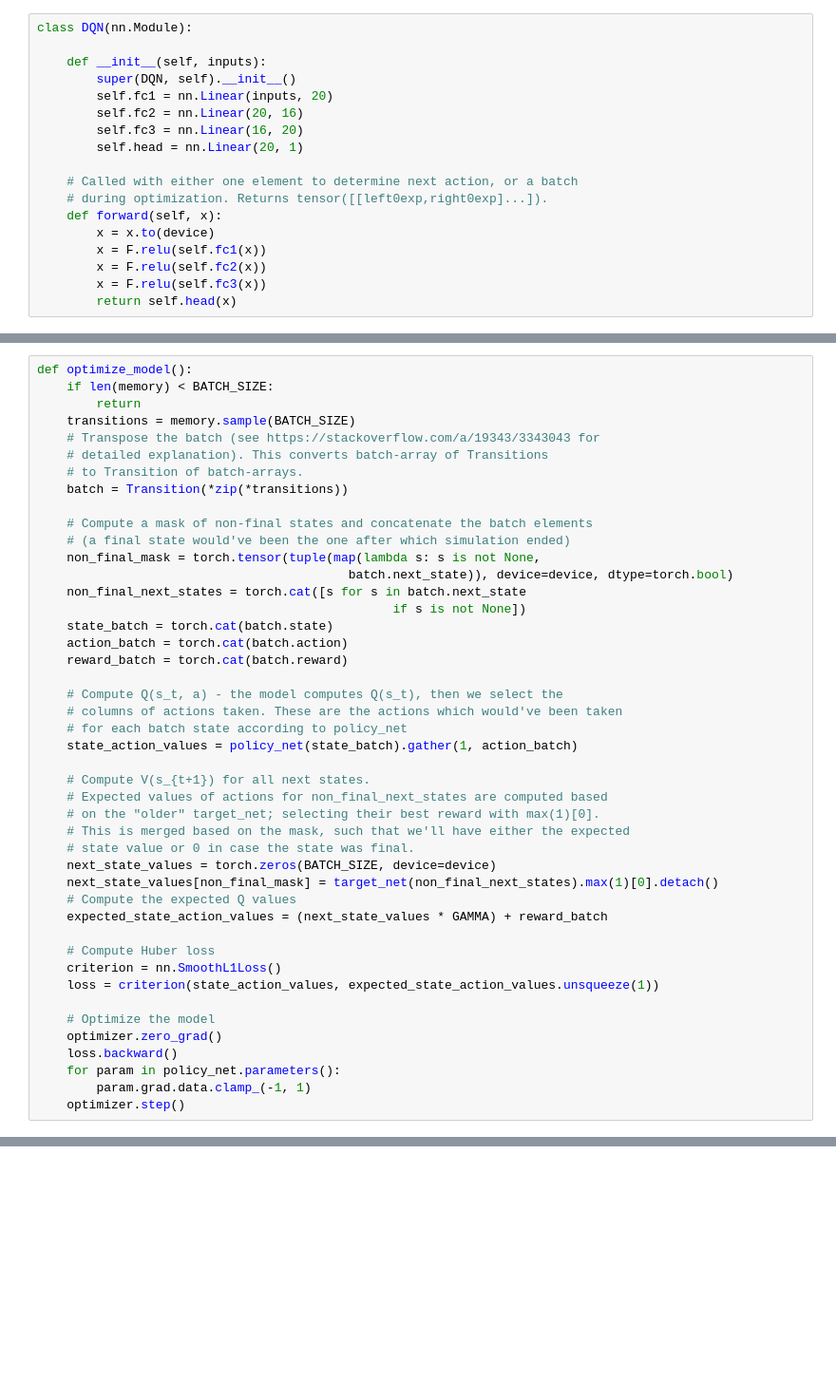
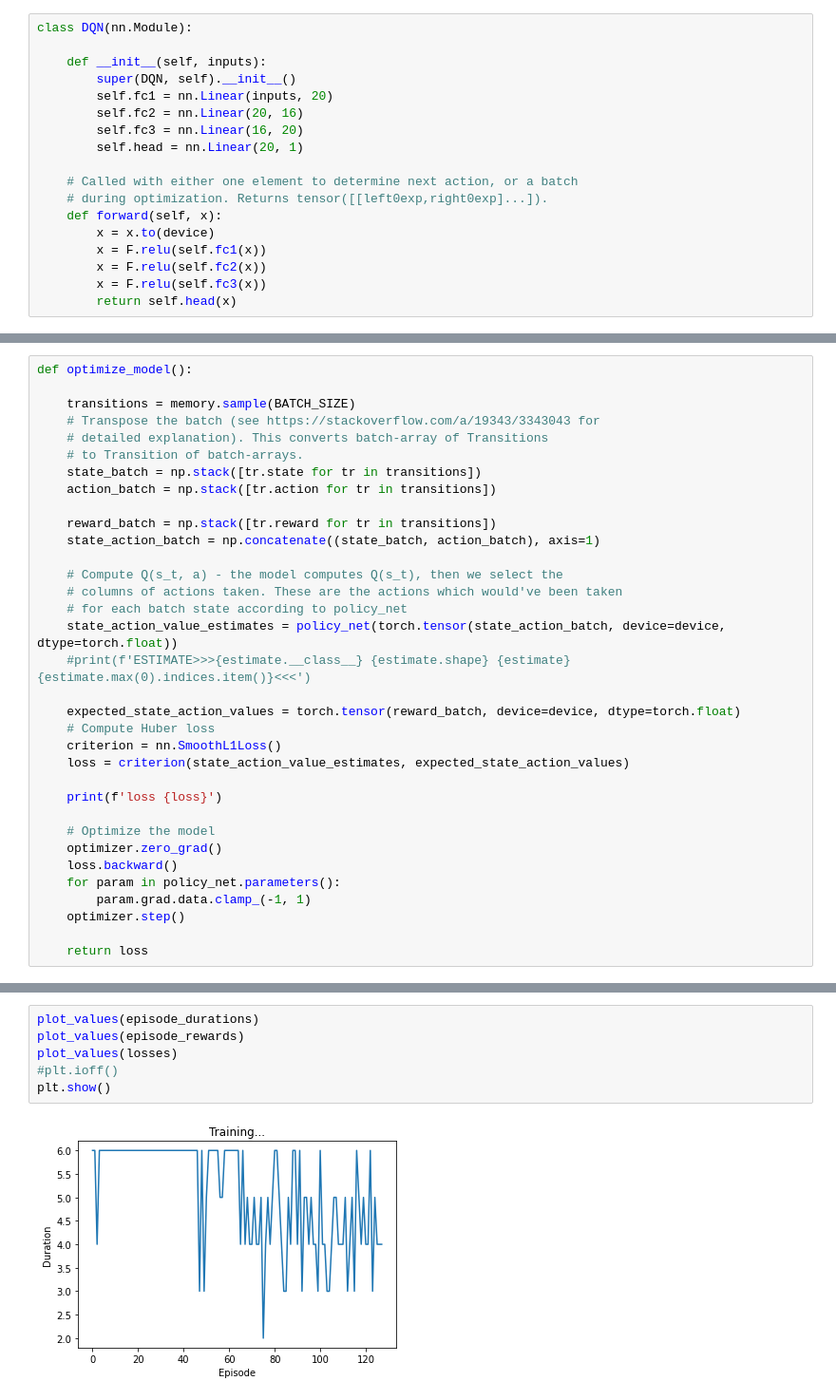
Before and after one commit to kbb29/wordle-solver, a Jupyter notebook: Learn.ipynb, the cells around one changed output, grey strips where cells are left out. Shown at 95% size. Saved outputs shown, nothing was run; the diff lists cells and outputs as text; blank space fills up the shorter version.

```diff
--- a/Learn.ipynb
+++ b/Learn.ipynb
@@ -502,41 +569,28 @@ def plot_durations():
 # %%
 def optimize_model():
-    if len(memory) < BATCH_SIZE:
-        return
+
     transitions = memory.sample(BATCH_SIZE)
     # Transpose the batch (see https://stackoverflow.com/a/19343/3343043 for
     # detailed explanation). This converts batch-array of Transitions
     # to Transition of batch-arrays.
-    batch = Transition(*zip(*transitions))
+    state_batch = np.stack([tr.state for tr in transitions])
+    action_batch = np.stack([tr.action for tr in transitions])
 
-    # Compute a mask of non-final states and concatenate the batch elements
-    # (a final state would've been the one after which simulation ended)
-    non_final_mask = torch.tensor(tuple(map(lambda s: s is not None,
-                                          batch.next_state)), device=device, dtype=torch.bool)
-    non_final_next_states = torch.cat([s for s in batch.next_state
-                                                if s is not None])
-    state_batch = torch.cat(batch.state)
-    action_batch = torch.cat(batch.action)
-    reward_batch = torch.cat(batch.reward)
+    reward_batch = np.stack([tr.reward for tr in transitions])
+    state_action_batch = np.concatenate((state_batch, action_batch), axis=1)
 
     # Compute Q(s_t, a) - the model computes Q(s_t), then we select the
     # columns of actions taken. These are the actions which would've been taken
     # for each batch state according to policy_net
-    state_action_values = policy_net(state_batch).gather(1, action_batch)
+    state_action_value_estimates = policy_net(torch.tensor(state_action_batch, device=device, dtype=torch.float))
+    #print(f'ESTIMATE>>>{estimate.__class__} {estimate.shape} {estimate} {estimate.max(0).indices.item()}<<<')
 
-    # Compute V(s_{t+1}) for all next states.
-    # Expected values of actions for non_final_next_states are computed based
-    # on the "older" target_net; selecting their best reward with max(1)[0].
-    # This is merged based on the mask, such that we'll have either the expected
-    # state value or 0 in case the state was final.
-    next_state_values = torch.zeros(BATCH_SIZE, device=device)
-    next_state_values[non_final_mask] = target_net(non_final_next_states).max(1)[0].detach()
-    # Compute the expected Q values
-    expected_state_action_values = (next_state_values * GAMMA) + reward_batch
-
+    expected_state_action_values = torch.tensor(reward_batch, device=device, dtype=torch.float)
     # Compute Huber loss
     criterion = nn.SmoothL1Loss()
-    loss = criterion(state_action_values, expected_state_action_values.unsqueeze(1))
+    loss = criterion(state_action_value_estimates, expected_state_action_values)
+
+    print(f'loss {loss}')
 
     # Optimize the model
     optimizer.zero_grad()
@@ -544,6 +598,8 @@ def optimize_model():
     for param in policy_net.parameters():
         param.grad.data.clamp_(-1, 1)
     optimizer.step()
+
+    return loss
 # %%
 #https://pytorch.org/tutorials/intermediate/reinforcement_q_learning.html
 env = Env(df)
@@ -589,0 +681,8 @@ plt.show()
+# %%
+plot_values(episode_durations)
+plot_values(episode_rewards)
+plot_values(losses)
+#plt.ioff()
+plt.show()
+# %% [output]
+[figure, added]
```
Also changed, not shown: parts of 13 cells of this notebook.
